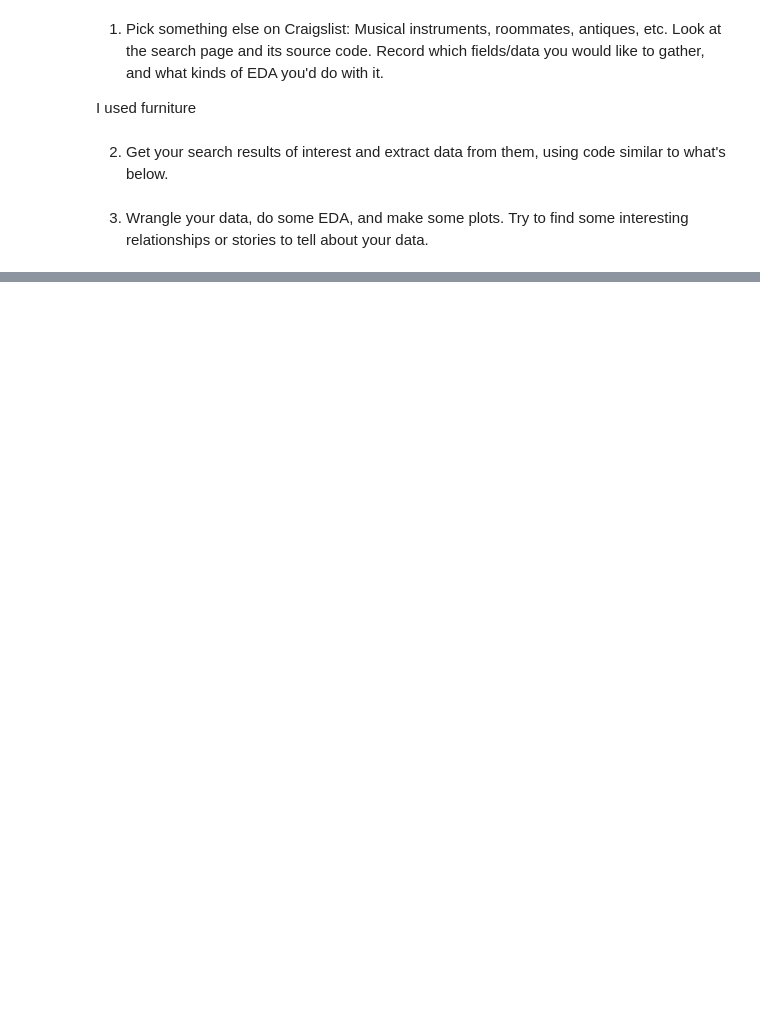
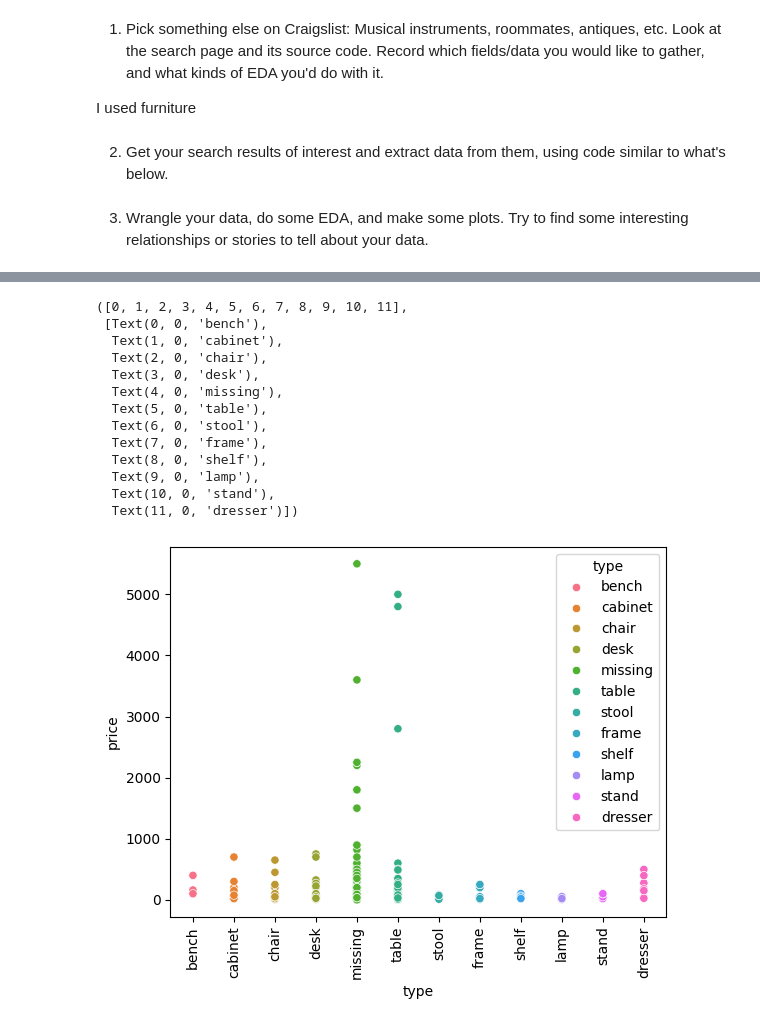
Before and after one commit to MaggieWelch/labs, a Jupyter notebook: MW_Web_Scraping.ipynb, the cells around one changed output, grey strips where cells are left out. Cells and saved outputs as stored; diff of their text form; code cells hidden in the pictures; blank space fills up the shorter version.

```diff
--- a/MW_Web_Scraping.ipynb
+++ b/MW_Web_Scraping.ipynb
@@ -66,0 +84,18 @@ df.head()
+# %%
+sns.scatterplot(data=df, x='type', y='price', hue='type')
+plt.xticks(rotation=90)
+# %% [output]
+([0, 1, 2, 3, 4, 5, 6, 7, 8, 9, 10, 11],
+ [Text(0, 0, 'bench'),
+  Text(1, 0, 'cabinet'),
+  Text(2, 0, 'chair'),
+  Text(3, 0, 'desk'),
+  Text(4, 0, 'missing'),
+  Text(5, 0, 'table'),
+  Text(6, 0, 'stool'),
+  Text(7, 0, 'frame'),
+  Text(8, 0, 'shelf'),
+  Text(9, 0, 'lamp'),
+  Text(10, 0, 'stand'),
+  Text(11, 0, 'dresser')])
+[figure, added]
```
Also changed, not shown: parts of 5 cells of this notebook.
